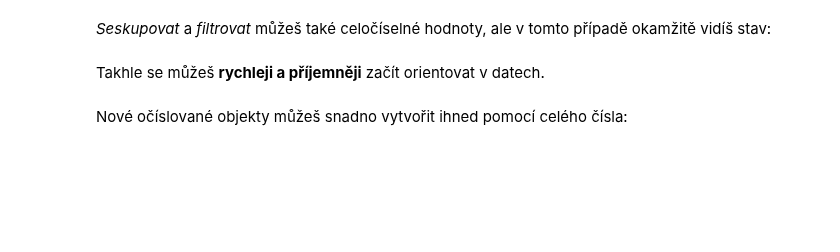
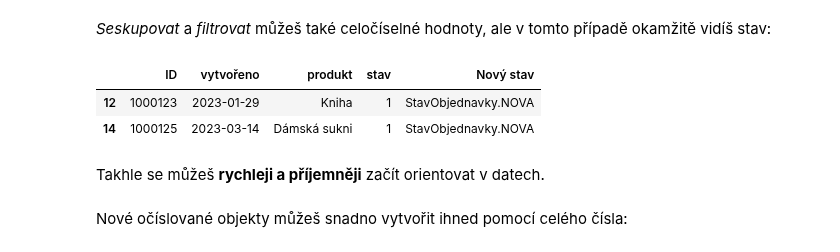
Before and after one commit to Bralor/python_oop, a Jupyter notebook: shared/notebooks/lesson06.ipynb, the cells around one changed output. Saved outputs shown, nothing was run; the diff lists cells and outputs as text; code cells hidden in the pictures; blank space fills up the shorter version.

```diff
--- a/shared/notebooks/lesson06.ipynb
+++ b/shared/notebooks/lesson06.ipynb
@@ -119,6 +125,13 @@ stavy_objednavky = [5, 6, 4, 3, 6, 4, 4, 6, 6, 7, 5, 5, 1, 5, 1, 3, 2, 2, 5, 3]
 # %%
 from pandas import DataFrame
 # %%
-objednavky_df = DataFrame({"ID": nahodna_id, "vytvořeno": nahodna_data, "produkt": produkty, "stav": stavy_objednavky})
+objednavky_df = DataFrame(
+    {
+        "ID": nahodna_id,
+        "vytvořeno": nahodna_data,
+        "produkt": produkty,
+        "stav": stavy_objednavky
+    }
+)
 # %%
 objednavky_df.head(10)
@@ -140,6 +165,6 @@ class StavObjednavky(Enum):
 # %% [markdown]
 Pomocí takového `Enum` objektu můžeš snadno stavy nahradit:
 # %%
-objednavky_df['stav'] = [StavObjednavky(cislo_obj) for cislo_obj in objednavky_df['stav']]
+objednavky_df['Nový stav'] = [StavObjednavky(cislo_obj) for cislo_obj in objednavky_df['stav']]
 # %%
 objednavky_df.head(10)
@@ -146,7 +183,11 @@ objednavky_df.head(10)
 # %% [markdown]
 *Seskupovat* a *filtrovat* můžeš také celočíselné hodnoty, ale v tomto případě okamžitě vidíš stav:
 # %%
-objednavky_df[objednavky_df['stav'] == StavObjednavky.NOVA]
+objednavky_df[objednavky_df['Nový stav'] == StavObjednavky.NOVA]
+# %% [output]
+|  | ID | vytvořeno | produkt | stav | Nový stav |
+| 12 | 1000123 | 2023-01-29 | Kniha | 1 | StavObjednavky.NOVA |
+| 14 | 1000125 | 2023-03-14 | Dámská sukni | 1 | StavObjednavky.NOVA |
 # %% [markdown]
 Takhle se můžeš **rychleji a příjemněji** začít orientovat v datech.
 # %% [markdown]
```
Also changed, not shown: parts of 57 cells of this notebook.
